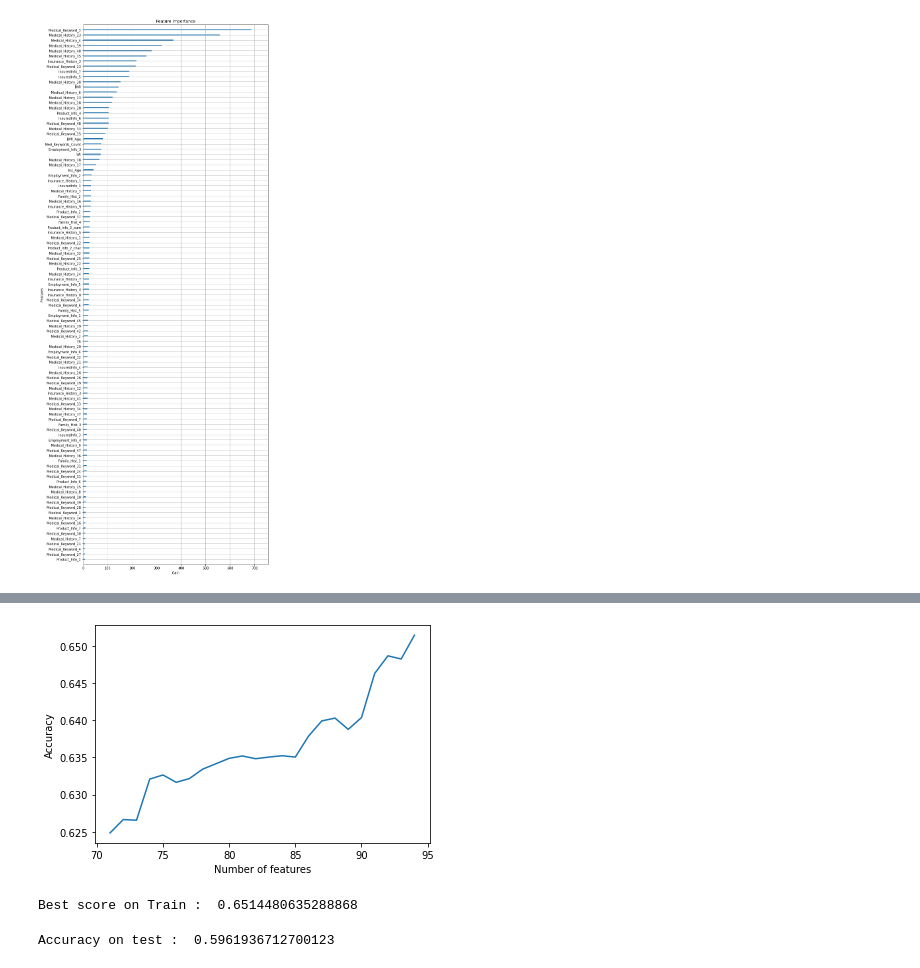
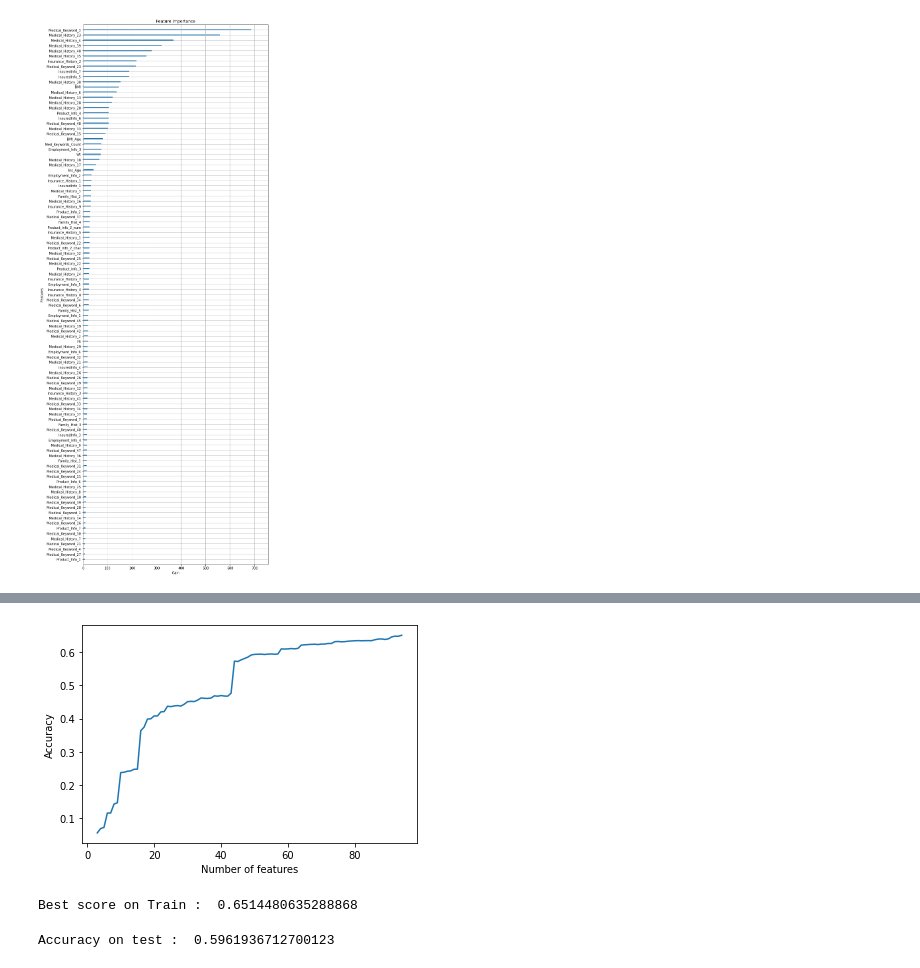
Before and after one commit to Dettrax/PrudentialDataset, a Jupyter notebook: final.ipynb, the cells around one changed output, grey strips where cells are left out. Drawn from its saved outputs; the diff is of its cells as text; code cells hidden in the pictures.

```diff
--- a/final.ipynb
+++ b/final.ipynb
@@ -299,7 +301,7 @@ best_model = None
 scores_list = []
 
 # Feature selection based on the number of features
-for features_count in tqdm(range(len(count_dict), 70, -1)):
+for features_count in tqdm(range(len(count_dict), 2, -1)):
     filtered_cols = list(count_dict.keys())[:features_count]
     X_train_filtered = X_train[filtered_cols]
 
@@ -415,13 +417,13 @@ Parameters: { "silent" } might not be used.
 # %%
 #Visualize Train
-plt.plot(range(len(count_dict), 70, -1), scores_list)
+plt.plot(range(len(count_dict), 2, -1), scores_list)
 plt.xlabel('Number of features')
 plt.ylabel('Accuracy')
 plt.show()
 
 print("Best score on Train : ",best_score)
 # %% [output]
-[figure, old version]
+[figure, new version]
 Best score on Train :  0.6514480635288868
 # %%
 #Accuracy on test
```
Also changed, not shown: parts of 5 cells of this notebook.
